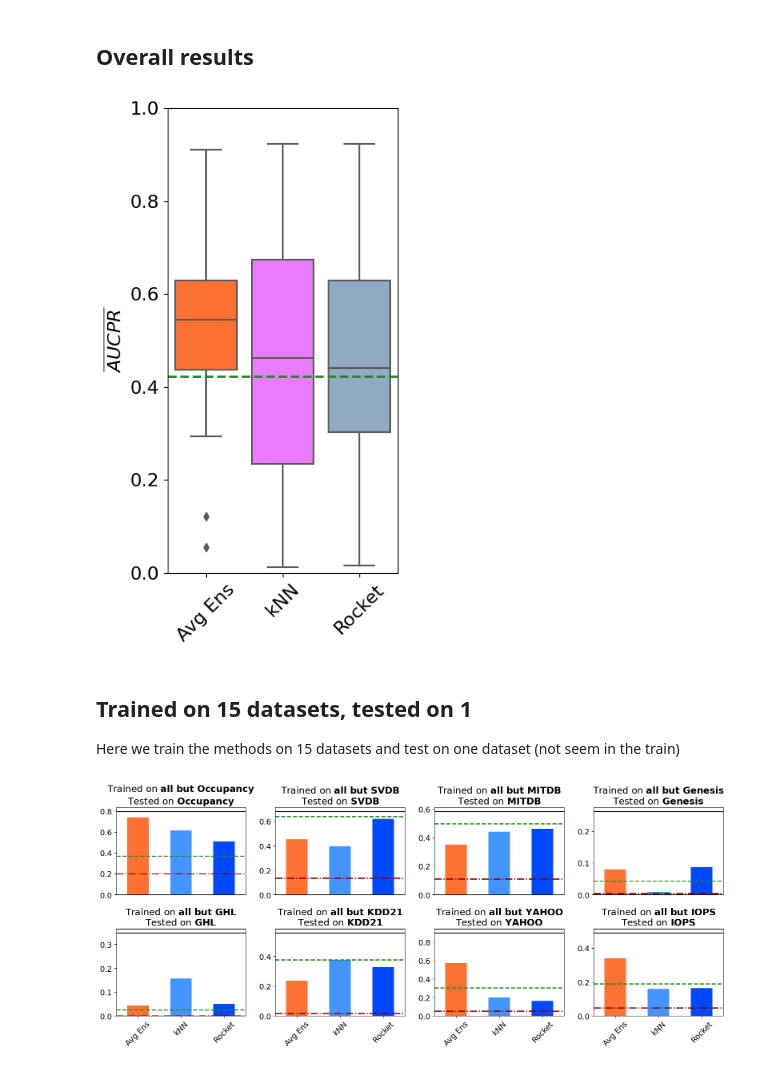
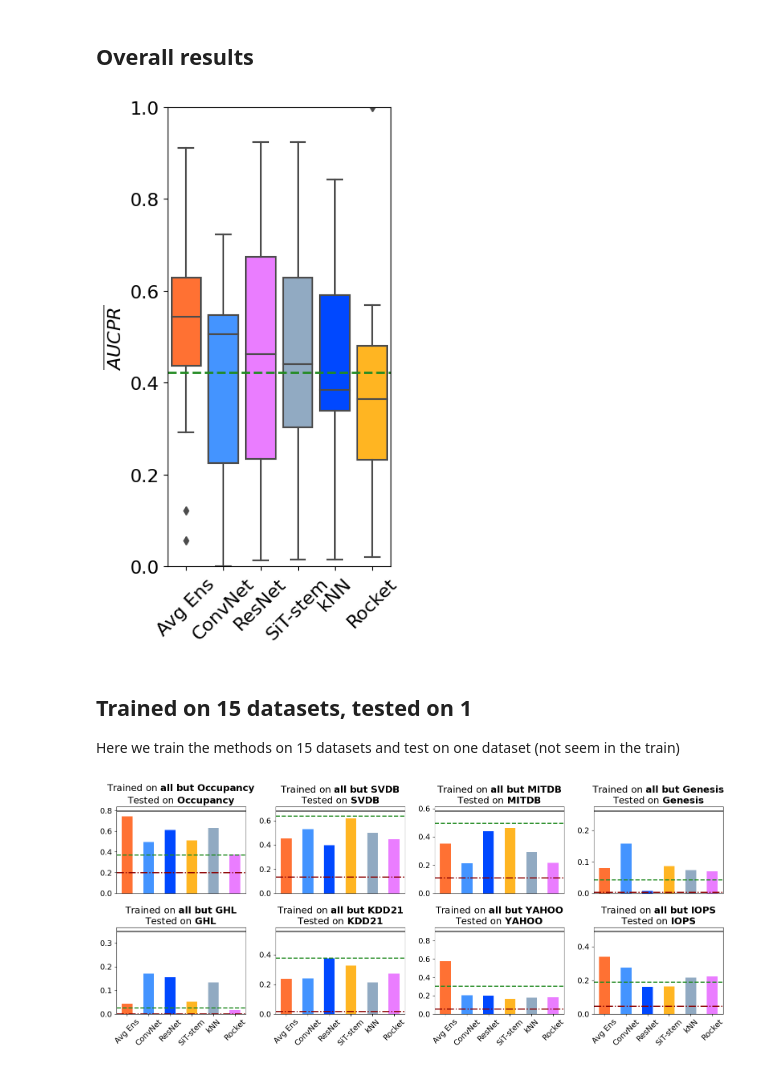
Before and after one commit to boniolp/MSAD, a Jupyter notebook: experiments/accuracy_analysis/unsupervised_evaluation.ipynb, the cells around one changed output. Saved outputs shown, nothing was run; the diff lists cells and outputs as text; code cells hidden in the pictures.

```diff
--- a/experiments/accuracy_analysis/unsupervised_evaluation.ipynb
+++ b/experiments/accuracy_analysis/unsupervised_evaluation.ipynb
@@ -36,18 +36,18 @@ test_size = 1
 # figure_path = 'dummy/path/{}.svg'
 
 all_method_score = [
-#     'convnet_default_128_score',
-#     'resnet_default_1024_score',
-#     'sit_stem_original_512_score',
+    'convnet_128_score',
+    'resnet_1024_score',
+    'sit_stem_512_score',
     'rocket_128_score',
     'knn_1024_score',
     'Avg Ens',
 ]
 
 all_method_score_name = [
-#     'convnet',
-#     'resnet',
-#     'sit_stem',
+    'convnet',
+    'resnet',
+    'sit_stem',
     'rocket',
     'knn',
     'Avg Ens',
@@ -120,9 +120,9 @@ all_dataset = []
 all_methods = None
 curr_names = [
     'Avg Ens',
-#     'convnet',
-#     'resnet',
-#     'sit_stem',
+    'convnet',
+    'resnet',
+    'sit_stem',
     'knn',
     'rocket'
 ]
@@ -132,35 +132,35 @@ for split_number in range(16):
     all_dataset.append(df.index[0].split('/')[0])
     all_methods = list(df[all_method_score + ['Oracle', 'best_ad_train', 'worst_ad_test']].mean().index)
 
 df_transfer_res = pd.DataFrame(index=all_dataset, columns=all_methods)
 for split_number in range(16):
     df = read_df(measure_name, test_size, split_number)
     for method in all_methods:
         df_transfer_res.at[df.index[0].split('/')[0], method] = df[method].mean()
 
 df_to_plot = df_transfer_res[all_method_score].subtract(df_transfer_res['worst_ad_test'], axis=0).div(df_transfer_res['Oracle'] - df_transfer_res['worst_ad_test'], axis=0)
 
 order = list(df_to_plot.median().sort_values().index)[::-1]
 
 plt.rcParams.update({'font.size': 16})
 
-my_pal = {"Avg Ens": methods_colors["avg_ens"], "convnet_default_128_score": methods_colors["conv"], "resnet_default_1024_score": methods_colors["conv_2"], 'knn_1024_score': methods_colors["feature_based"], 'rocket_128_score': methods_colors["rocket"], 'sit_stem_original_512_score': methods_colors["sit"]}
+my_pal = {"Avg Ens": methods_colors["avg_ens"], "convnet_128_score": methods_colors["conv"], "resnet_1024_score": methods_colors["conv_2"], 'knn_1024_score': methods_colors["feature_based"], 'rocket_128_score': methods_colors["rocket"], 'sit_stem_512_score': methods_colors["sit"]}
 names_graph = [final_names[x] for x in curr_names]
 
 plt.figure(figsize=(4, 7))
 sns.boxplot(df_to_plot, order=order, palette=my_pal, saturation=1)
 plt.xticks(list(range(len(names_graph))), names_graph, rotation=45)
 plt.ylim(0, 1)
 plt.ylabel(r"$\overline{" + final_names[measure_name] + "}$")
 
 plt.axhline(df_transfer_res['best_ad_train'].subtract(df_transfer_res['worst_ad_test'], axis=0).div(df_transfer_res['Oracle'] - df_transfer_res['worst_ad_test'], axis=0).mean(), linestyle='--', linewidth=2, color=methods_colors['best_ad_train'])
 
 plt.tight_layout()
 # plt.savefig(figure_path.format("11_one_vs_all_1"))
 plt.show()
 plt.close()
 # %% [output]
-[figure, old version]
+[figure, new version]
 # %% [markdown]
 ## Trained on 15 datasets, tested on 1
 
@@ -191,4 +191,4 @@ plt.tight_layout()
 plt.show()
 plt.close()
 # %% [output]
-[figure, old version]
+[figure, new version]
```
Also changed, not shown: 14 other files.
